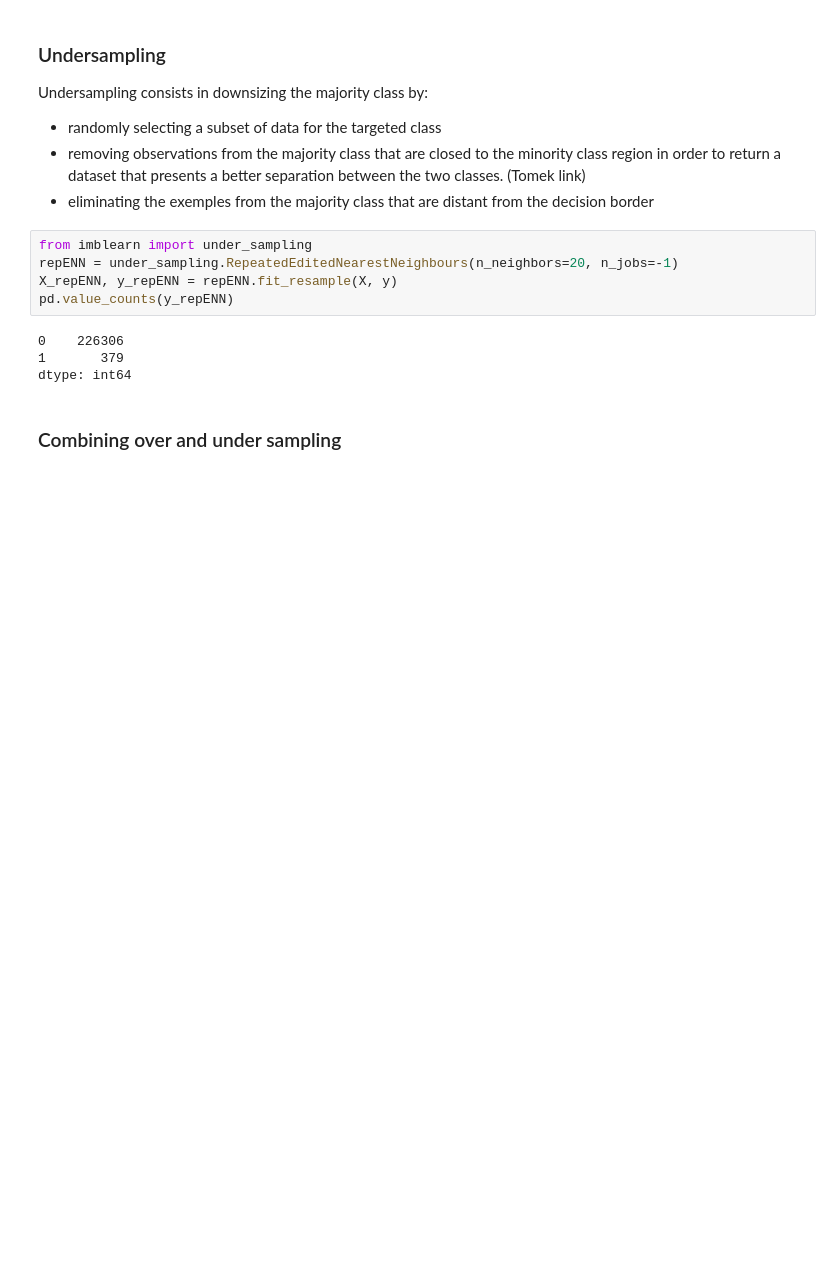
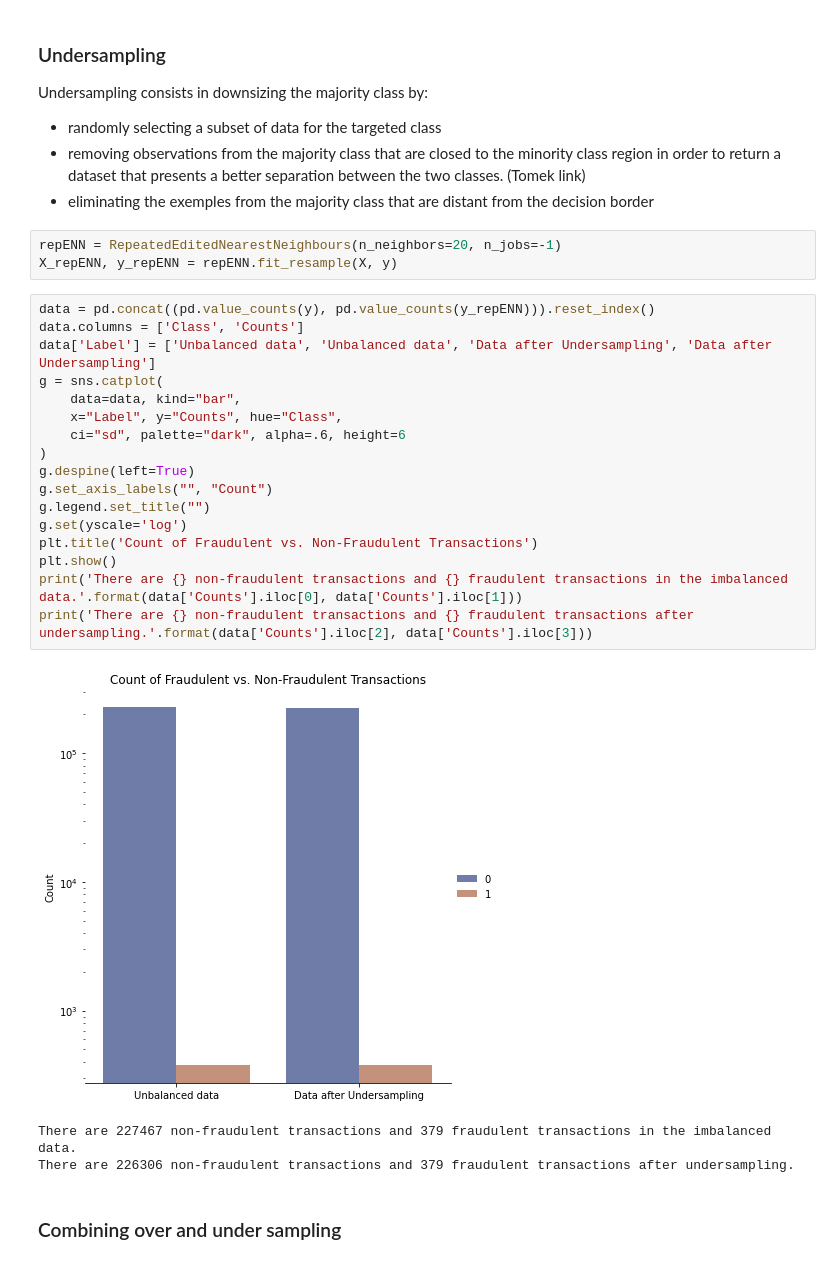
Before and after one commit to LotfiKobrosly/Credit_card_fraud, a Jupyter notebook: Credit_Card_Fraud_Detection.ipynb, the cells around one changed output. Saved outputs shown, nothing was run; the diff lists cells and outputs as text; blank space fills up the shorter version.

```diff
--- a/Credit_Card_Fraud_Detection.ipynb
+++ b/Credit_Card_Fraud_Detection.ipynb
@@ -308,14 +291,29 @@ Undersampling consists in downsizing the majority class by:
 *  removing observations from the majority class that are closed to the minority class region in order to return a dataset that presents a better separation between the two classes. (Tomek link)
 *  eliminating the exemples from the majority class that are distant from the decision border
 # %%
-from imblearn import under_sampling
-repENN = under_sampling.RepeatedEditedNearestNeighbours(n_neighbors=20, n_jobs=-1)
+repENN = RepeatedEditedNearestNeighbours(n_neighbors=20, n_jobs=-1)
 X_repENN, y_repENN = repENN.fit_resample(X, y)
-pd.value_counts(y_repENN)
-# %% [output]
-0    226306
-1       379
-dtype: int64
+# %%
+data = pd.concat((pd.value_counts(y), pd.value_counts(y_repENN))).reset_index()
+data.columns = ['Class', 'Counts']
+data['Label'] = ['Unbalanced data', 'Unbalanced data', 'Data after Undersampling', 'Data after Undersampling']
+g = sns.catplot(
+    data=data, kind="bar",
+    x="Label", y="Counts", hue="Class",
+    ci="sd", palette="dark", alpha=.6, height=6
+)
+g.despine(left=True)
+g.set_axis_labels("", "Count")
+g.legend.set_title("")
+g.set(yscale='log')
+plt.title('Count of Fraudulent vs. Non-Fraudulent Transactions')
+plt.show()
+print('There are {} non-fraudulent transactions and {} fraudulent transactions in the imbalanced data.'.format(data['Counts'].iloc[0], data['Counts'].iloc[1]))
+print('There are {} non-fraudulent transactions and {} fraudulent transactions after undersampling.'.format(data['Counts'].iloc[2], data['Counts'].iloc[3]))
+# %% [output]
+[figure, added]
+There are 227467 non-fraudulent transactions and 379 fraudulent transactions in the imbalanced data.
+There are 226306 non-fraudulent transactions and 379 fraudulent transactions after undersampling.
 # %% [markdown]
 ### Combining over and under sampling
 # %%
```
Also changed, not shown: parts of 19 cells of this notebook.
